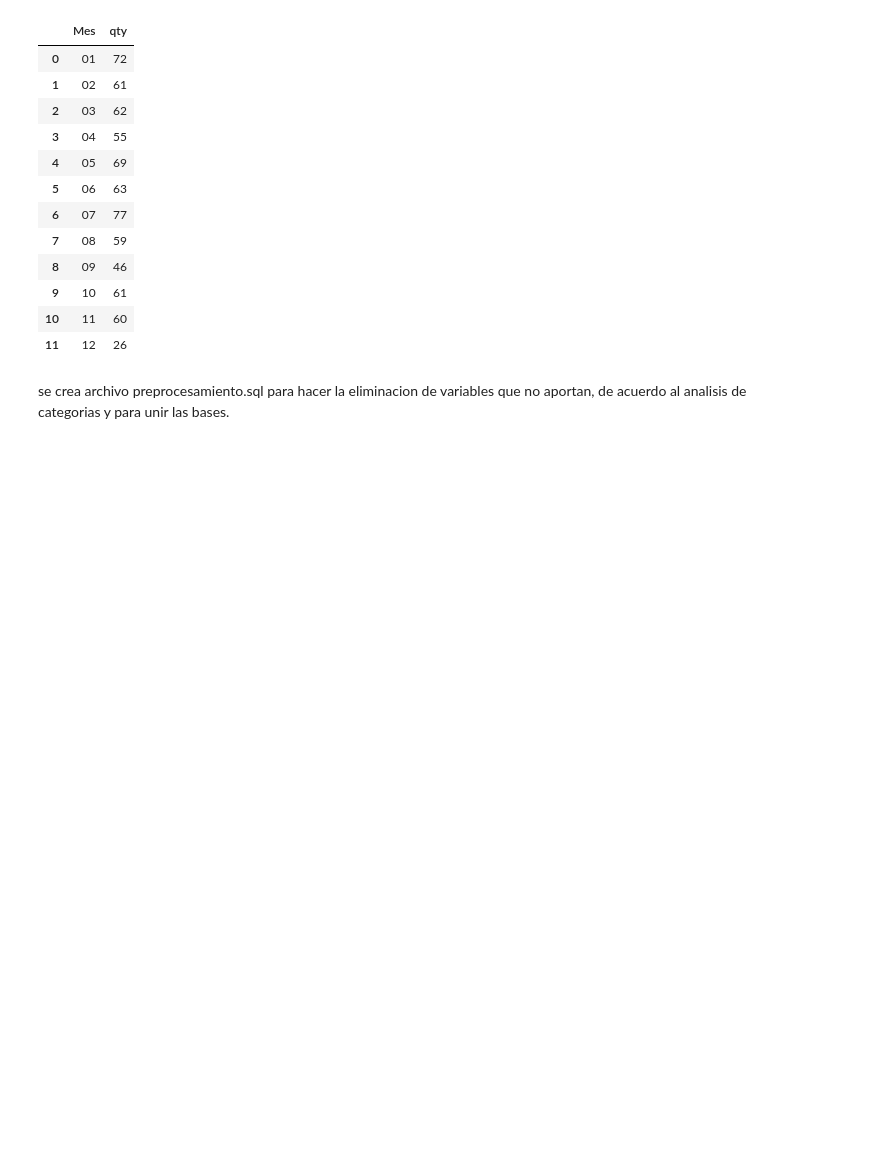
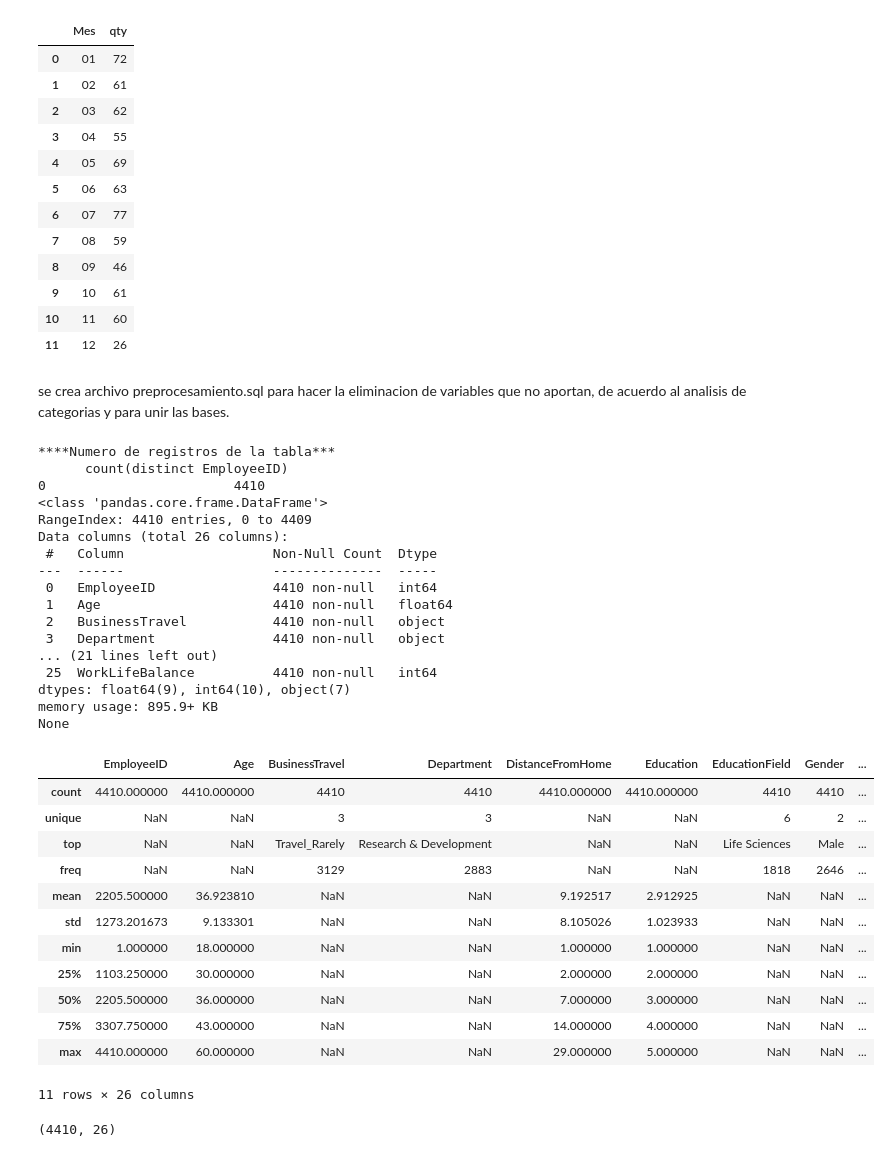
Before and after one commit to vladimir-martin/analitica3_HR, a Jupyter notebook: preprocesamiento.ipynb, the cells around one changed output. Drawn from its saved outputs; the diff is of its cells as text; code cells hidden in the pictures; blank space fills up the shorter version.

Commit message:
final prepro inicial, add funciones y sql

```diff
--- a/preprocesamiento.ipynb
+++ b/preprocesamiento.ipynb
@@ -393,3 +377,47 @@ pd.read_sql("""select strftime('%m',retirementDate) as Mes,
 | 11 | 12 | 26 |
 # %% [markdown]
 se crea archivo preprocesamiento.sql para hacer la eliminacion de variables que no aportan, de acuerdo al analisis de categorias y para unir las bases.
+# %%
+#### para hacer todos los preprocesamienteos se crea archivo .sql que se ejecuta con la función: ejecutar_sql del archivo funciones.py
+cur=conn.cursor()
+funciones.ejecutar_sql('preprocesamiento.sql',cur)
+df_completo=pd.read_sql("select * from base_full  ",conn)
+print("****Numero de registros de la tabla*** \n  ", pd.read_sql("select count(distinct EmployeeID)  from base_full  ",conn))
+print(df_completo.info())
+df_completo.describe(include='all')
+# %% [output]
+****Numero de registros de la tabla***
+      count(distinct EmployeeID)
+0                        4410
+<class 'pandas.core.frame.DataFrame'>
+RangeIndex: 4410 entries, 0 to 4409
+Data columns (total 26 columns):
+ #   Column                   Non-Null Count  Dtype
+---  ------                   --------------  -----
+ 0   EmployeeID               4410 non-null   int64
+ 1   Age                      4410 non-null   float64
+ 2   BusinessTravel           4410 non-null   object
+ 3   Department               4410 non-null   object
+... (21 lines left out)
+ 25  WorkLifeBalance          4410 non-null   int64
+dtypes: float64(9), int64(10), object(7)
+memory usage: 895.9+ KB
+None
+|  | EmployeeID | Age | BusinessTravel | Department | DistanceFromHome | Education | EducationField | Gender | ... |
+| count | 4410.000000 | 4410.000000 | 4410 | 4410 | 4410.000000 | 4410.000000 | 4410 | 4410 | ... |
+| unique | NaN | NaN | 3 | 3 | NaN | NaN | 6 | 2 | ... |
+| top | NaN | NaN | Travel_Rarely | Research & Development | NaN | NaN | Life Sciences | Male | ... |
+| freq | NaN | NaN | 3129 | 2883 | NaN | NaN | 1818 | 2646 | ... |
+| mean | 2205.500000 | 36.923810 | NaN | NaN | 9.192517 | 2.912925 | NaN | NaN | ... |
+| std | 1273.201673 | 9.133301 | NaN | NaN | 8.105026 | 1.023933 | NaN | NaN | ... |
+| min | 1.000000 | 18.000000 | NaN | NaN | 1.000000 | 1.000000 | NaN | NaN | ... |
+| 25% | 1103.250000 | 30.000000 | NaN | NaN | 2.000000 | 2.000000 | NaN | NaN | ... |
+| 50% | 2205.500000 | 36.000000 | NaN | NaN | 7.000000 | 3.000000 | NaN | NaN | ... |
+| 75% | 3307.750000 | 43.000000 | NaN | NaN | 14.000000 | 4.000000 | NaN | NaN | ... |
+| max | 4410.000000 | 60.000000 | NaN | NaN | 29.000000 | 5.000000 | NaN | NaN | ... |
+11 rows × 26 columns
+# %%
+#se quedo con un dataframe de 4410 registros, 26 variables sin codificar(generad dummies), de las variables categoricas.
+df_completo.shape
+# %% [output]
+(4410, 26)
```
Also changed, not shown: parts of 5 cells of this notebook, 3 other files.
